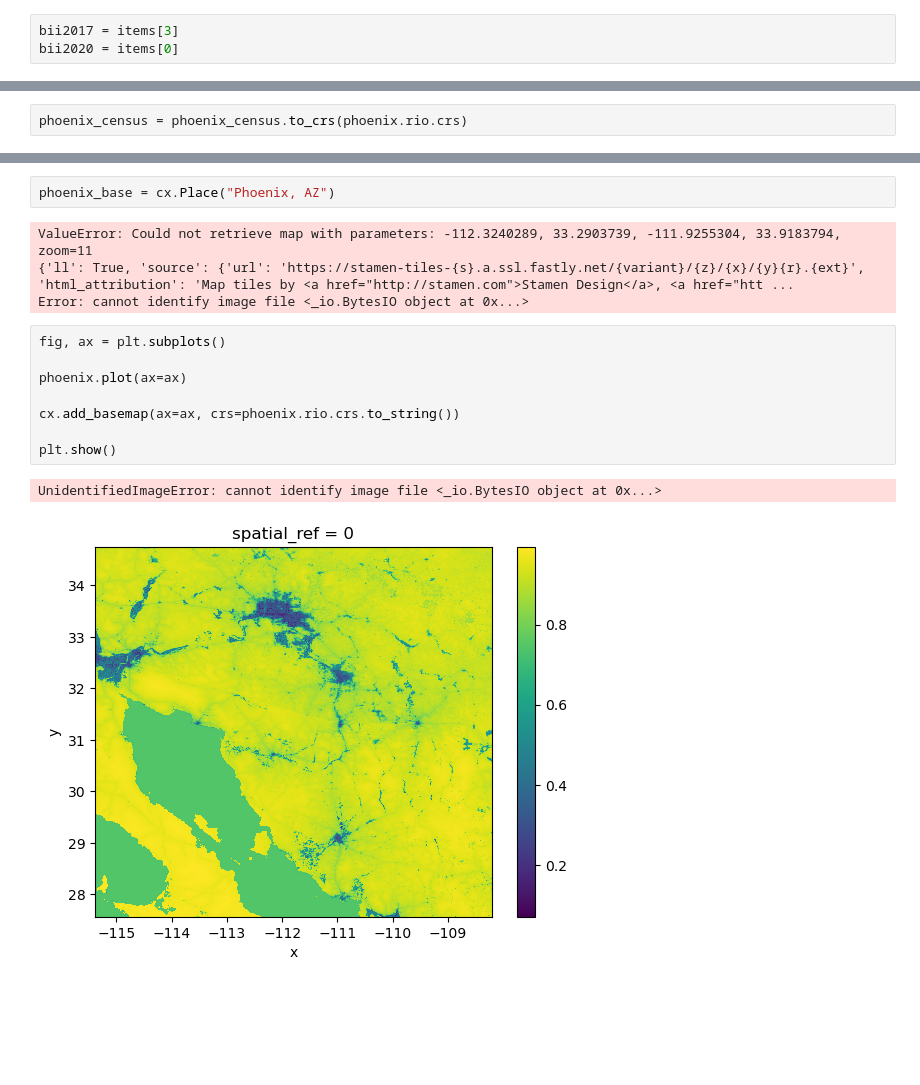
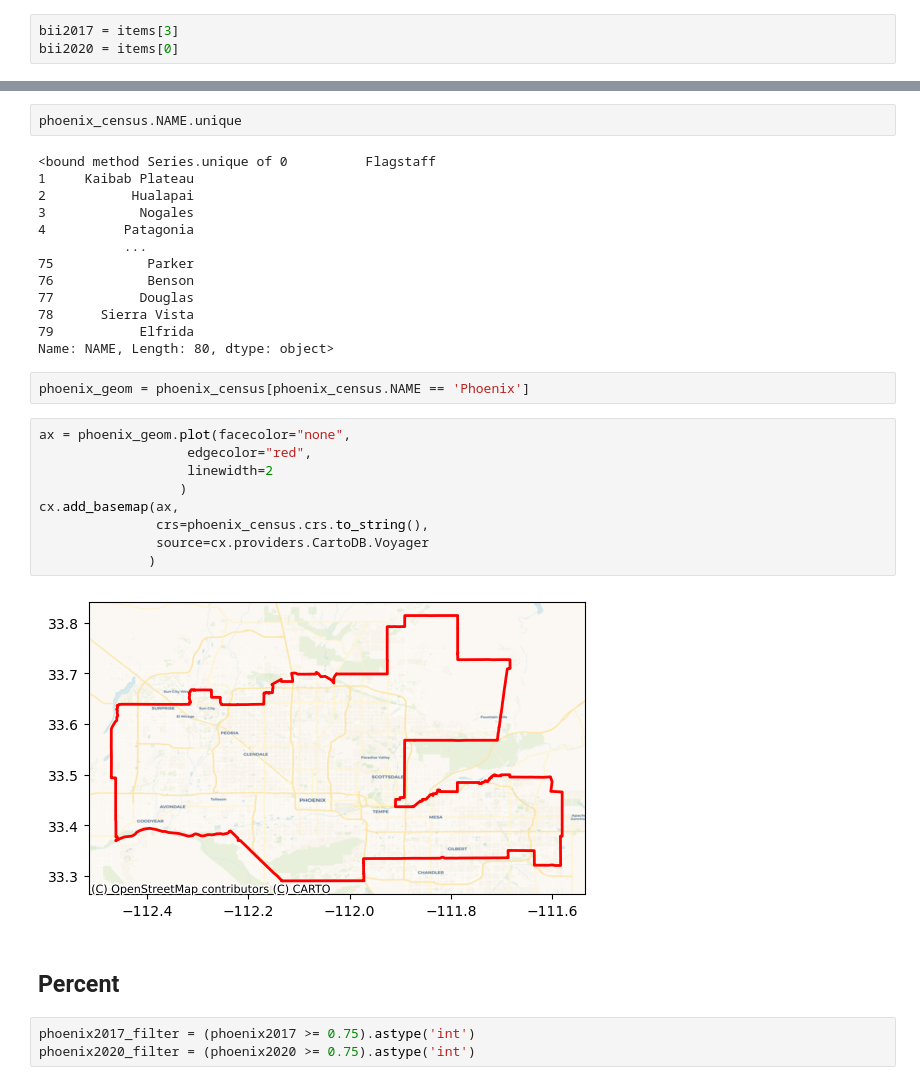
Before and after one commit to shmuir/phoenix-biodiversity-index, a Jupyter notebook: phoenix-biodiversity.ipynb, the cells around one changed output, grey strips where cells are left out. Drawn from its saved outputs; the diff is of its cells as text; blank space fills up the shorter version.

Commit message:
filter and mapping

```diff
--- a/phoenix-biodiversity.ipynb
+++ b/phoenix-biodiversity.ipynb
@@ -101,2 +106,0 @@ phoenix = phoenix.drop('band')
-# %%
-phoenix_census = phoenix_census.to_crs(phoenix.rio.crs)
@@ -112,17 +109,33 @@ phoenix.plot()
-# %%
-phoenix_base = cx.Place("Phoenix, AZ")
-# %% [output]
-ValueError: Could not retrieve map with parameters: -112.3240289, 33.2903739, -111.9255304, 33.9183794, zoom=11
-{'ll': True, 'source': {'url': 'https://stamen-tiles-{s}.a.ssl.fastly.net/{variant}/{z}/{x}/{y}{r}.{ext}', 'html_attribution': 'Map tiles by <a href="http://stamen.com">Stamen Design</a>, <a href="htt ...
-Error: cannot identify image file <_io.BytesIO object at 0x...>
+# %%
+phoenix_census.NAME.unique
+# %% [output]
+<bound method Series.unique of 0          Flagstaff
+1     Kaibab Plateau
+2           Hualapai
+3            Nogales
+4          Patagonia
+           ...
+75            Parker
+76            Benson
+77           Douglas
+78      Sierra Vista
+79           Elfrida
+Name: NAME, Length: 80, dtype: object>
+# %%
+phoenix_geom = phoenix_census[phoenix_census.NAME == 'Phoenix']
 # %%
-fig, ax = plt.subplots()
-
-phoenix.plot(ax=ax)
-
-cx.add_basemap(ax=ax, crs=phoenix.rio.crs.to_string())
-
-plt.show()
+ax = phoenix_geom.plot(facecolor="none",
+                   edgecolor="red",
+                   linewidth=2
+                  )
+cx.add_basemap(ax,
+               crs=phoenix_census.crs.to_string(),
+               source=cx.providers.CartoDB.Voyager
+              )
 # %% [output]
-UnidentifiedImageError: cannot identify image file <_io.BytesIO object at 0x...>
-[figure, old version]
+[figure, new version]
+# %% [markdown]
+## Percent
+# %%
+phoenix2017_filter = (phoenix2017 >= 0.75).astype('int')
+phoenix2020_filter = (phoenix2020 >= 0.75).astype('int')
```
Also changed, not shown: parts of 15 cells of this notebook.
